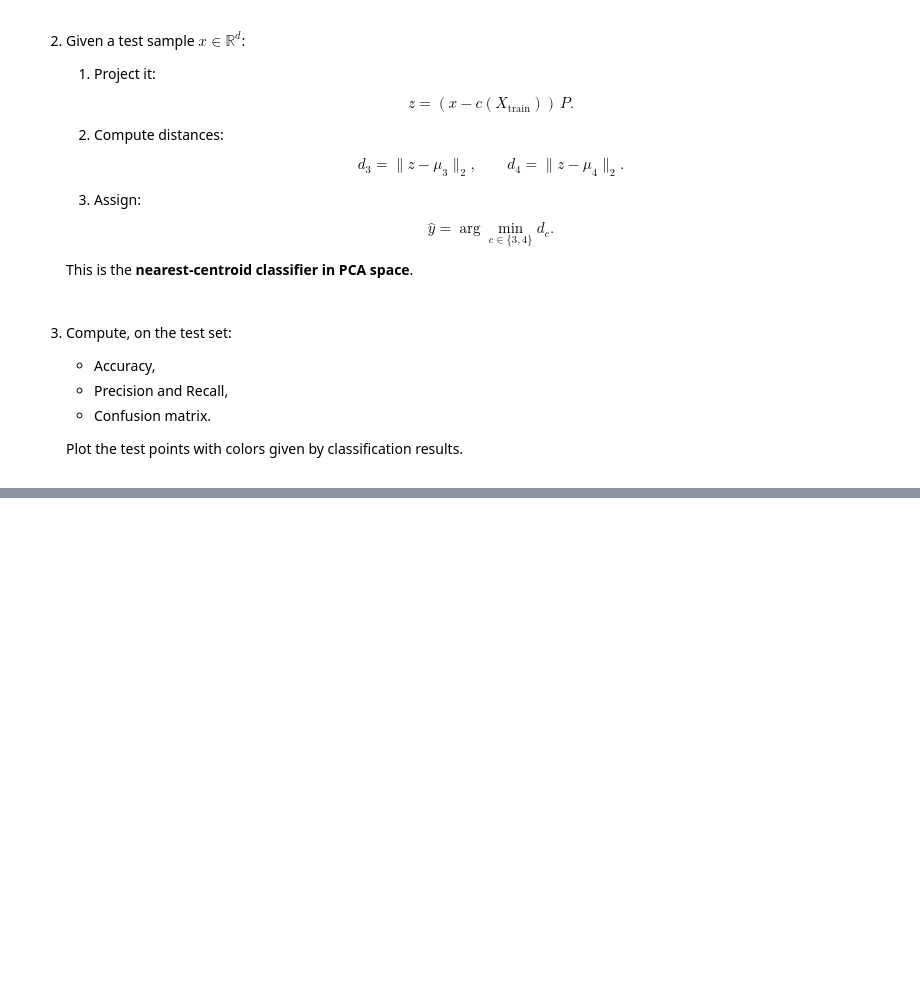
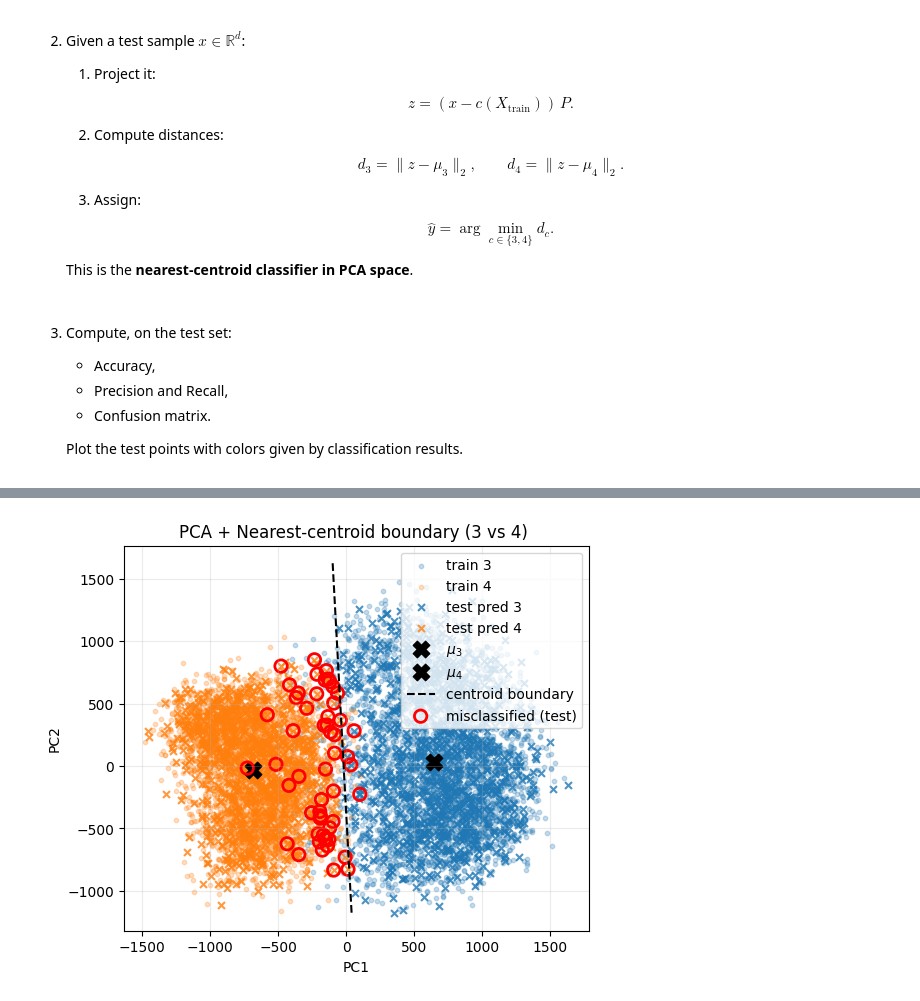
Before and after one commit to annalisapol/smm-course, a Jupyter notebook: homeworks/hw4/hw4.ipynb, the cells around one changed output, grey strips where cells are left out. Cells and saved outputs as stored; diff of their text form; code cells hidden in the pictures; blank space fills up the shorter version.

```diff
--- a/homeworks/hw4/hw4.ipynb
+++ b/homeworks/hw4/hw4.ipynb
@@ -779,0 +817,46 @@ Centroid of class 4: [-684.32142999  -34.01105396]
+# %%
+def plot_centroid_boundary(Ztr, ytr, Zte, yte, mu_a, mu_b, ypred, digits=(3,4), title_extra=""):
+    a, b = digits
+
+    plt.figure(figsize=(6,5))
+
+    plt.scatter(Ztr[ytr==a, 0], Ztr[ytr==a, 1], s=10, alpha=0.25, label=f"train {a}", color="tab:blue")
+    plt.scatter(Ztr[ytr==b, 0], Ztr[ytr==b, 1], s=10, alpha=0.25, label=f"train {b}", color="tab:orange")
+
+    plt.scatter(Zte[ypred==a, 0], Zte[ypred==a, 1], s=25, alpha=0.8, marker="x", label=f"test pred {a}", color="tab:blue")
+    plt.scatter(Zte[ypred==b, 0], Zte[ypred==b, 1], s=25, alpha=0.8, marker="x", label=f"test pred {b}", color="tab:orange")
+
+    plt.scatter(mu_a[0], mu_a[1], c="black", s=140, marker="X", label=rf"$\mu_{a}$")
+    plt.scatter(mu_b[0], mu_b[1], c="black", s=140, marker="X", label=rf"$\mu_{b}$")
+
+    w = (mu_b - mu_a)
+    c = 0.5 * (mu_b @ mu_b - mu_a @ mu_a)
+
+    x_min, x_max = Ztr[:,0].min(), Ztr[:,0].max()
+    xs = np.linspace(x_min, x_max, 200)
+    y_min, y_max = Z_train[:, 1].min(), Z_train[:, 1].max()
+    pad = 0.10 * (y_max - y_min + 1e-12)
+    y_min, y_max = y_min - pad, y_max + pad
+    if abs(w[1]) < 1e-12:
+        x0 = c / (w[0] + 1e-12)
+        plt.axvline(x0, color="k", linestyle="--", label="centroid boundary")
+    else:
+        ys = (c - w[0]*xs) / w[1]
+        mask = (ys >= y_min) & (ys <= y_max)
+
+        plt.plot(xs[mask], ys[mask], "k--", label="centroid boundary")
+
+    wrong = (ypred != yte)
+    plt.scatter(Zte[wrong, 0], Zte[wrong, 1],
+                s=80, facecolors="none", edgecolors="red", linewidths=2,
+                label="misclassified (test)")
+
+    plt.xlabel("PC1")
+    plt.ylabel("PC2")
+    plt.title(f"PCA + Nearest-centroid boundary ({a} vs {b}) {title_extra}")
+    plt.grid(alpha=0.25)
+    plt.legend()
+    plt.show()
+plot_centroid_boundary(Z_train, y_train, Z_test, y_test, mu_3, mu_4, y_pred_centroid, digits=(3,4))
+# %% [output]
+[figure, added]
```
Also changed, not shown: parts of 12 cells of this notebook.
